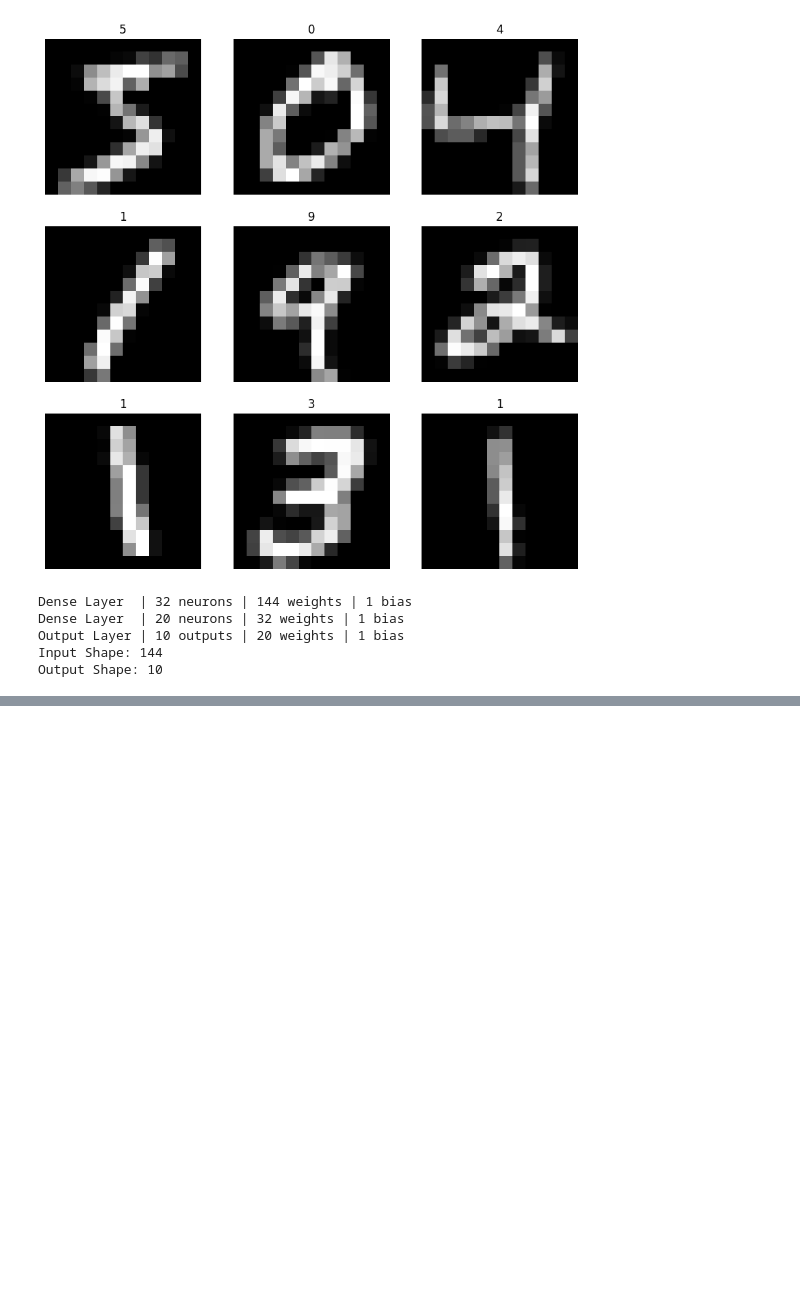
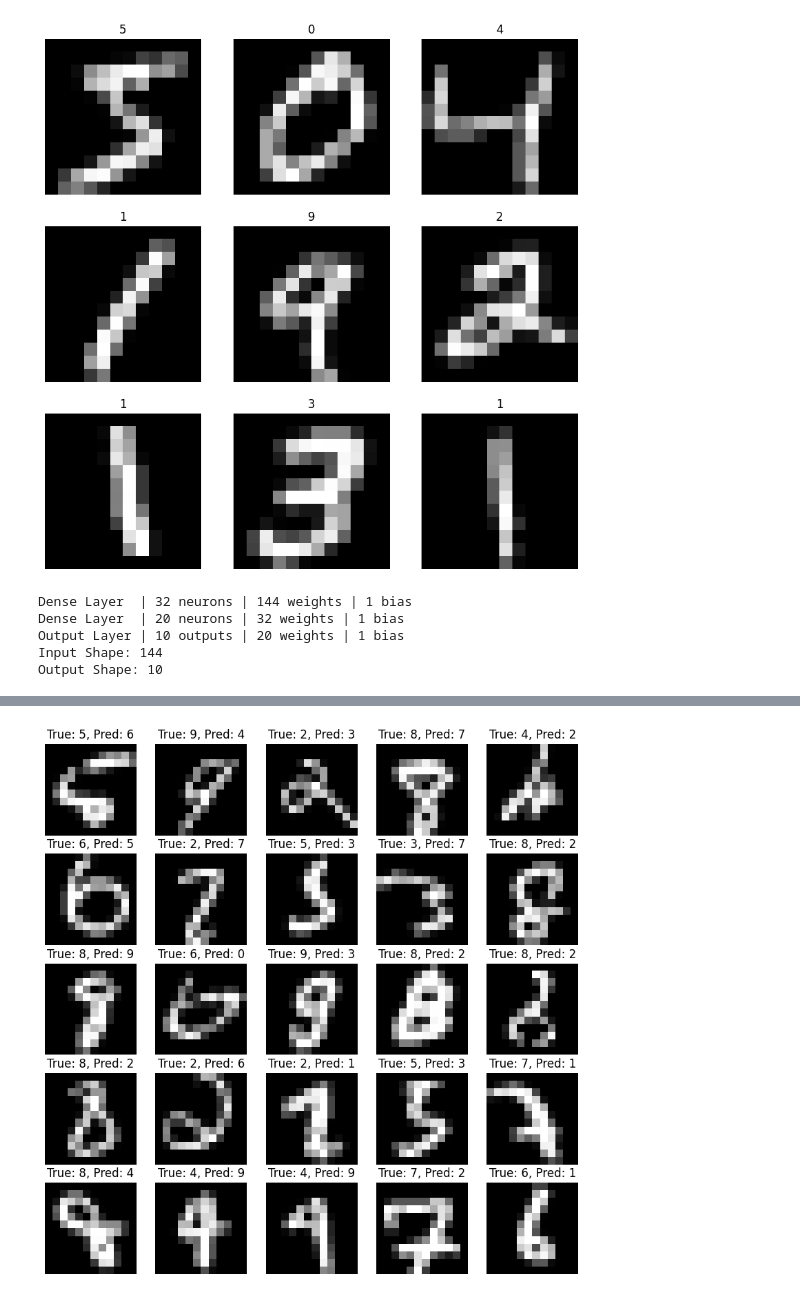
Before and after one commit to jtang25/NeuralNetwork, a Jupyter notebook: notebook.ipynb, the cells around one changed output, grey strips where cells are left out. Drawn from its saved outputs; the diff is of its cells as text; code cells hidden in the pictures; blank space fills up the shorter version.

```diff
--- a/notebook.ipynb
+++ b/notebook.ipynb
@@ -385,0 +392,14 @@ array([4.88160676e-07, 2.44506837e-07, 2.52457142e-04, 2.44159629e-04,
+# %%
+# plot the numbers the pred model got wrong
+
+wrong_indices = [i for i in range(len(predictions)) if np.argmax(predictions[i]) != np.argmax(y_test[i])]
+plt.figure(figsize=(10, 10))
+count = 5
+for i in range(count**2):
+    plt.subplot(count, count, i + 1)
+    plt.imshow(X_test[wrong_indices[i]].reshape(12, 12), cmap='gray')
+    plt.title(f"""True: {np.argmax(y_test[wrong_indices[i]])}, Pred: {np.argmax(predictions[wrong_indices[i]])}""")
+    plt.axis('off')
+plt.show()
+# %% [output]
+[figure, added]
```
Also changed, not shown: parts of 8 cells of this notebook, 2 other files.
